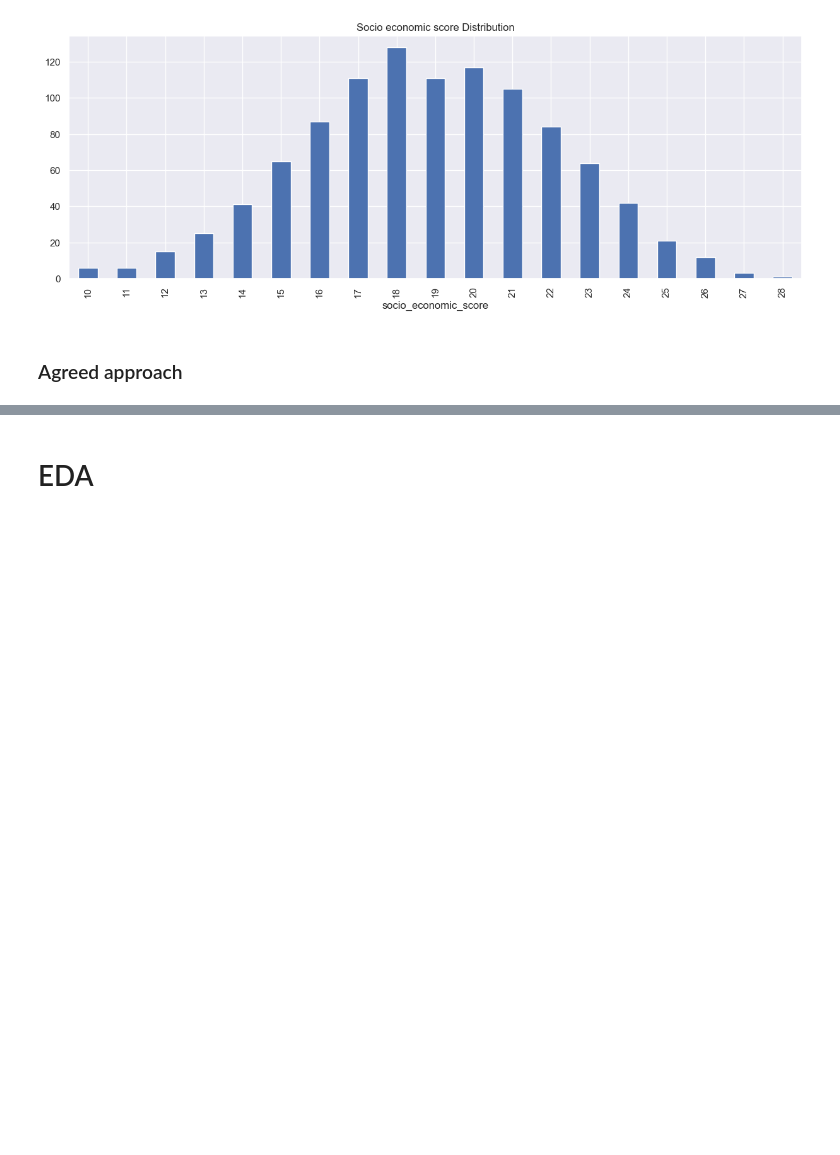
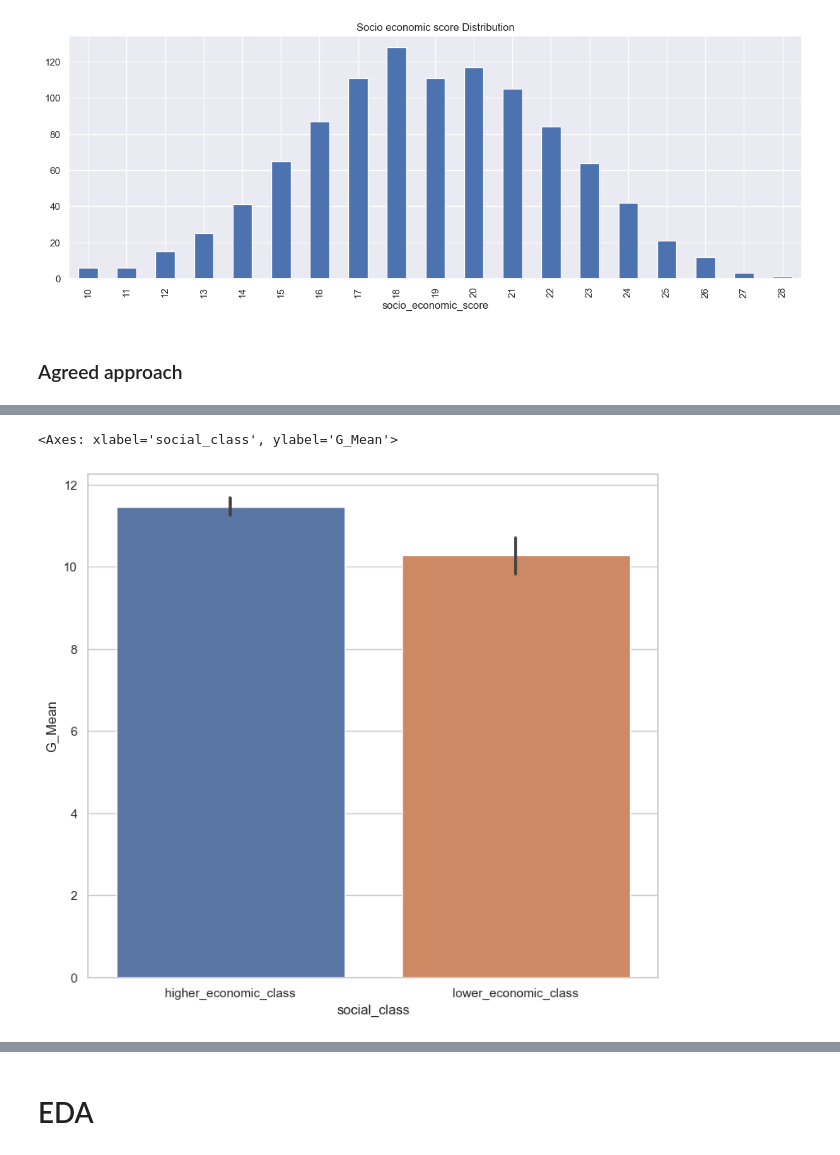
Before and after one commit to CasperAntonPoulsen/AlgoFainessExam, a Jupyter notebook: src/eda1.ipynb, the cells around one changed output, grey strips where cells are left out. Drawn from its saved outputs; the diff is of its cells as text; code cells hidden in the pictures; blank space fills up the shorter version.

```diff
--- a/src/eda1.ipynb
+++ b/src/eda1.ipynb
@@ -165,0 +137,5 @@ df_social_status
+# %%
+sns.barplot(x="social_class", y="G_Mean", data=df_social_status)
+# %% [output]
+<Axes: xlabel='social_class', ylabel='G_Mean'>
+[figure, added]
```
Also changed, not shown: parts of 13 cells of this notebook.
